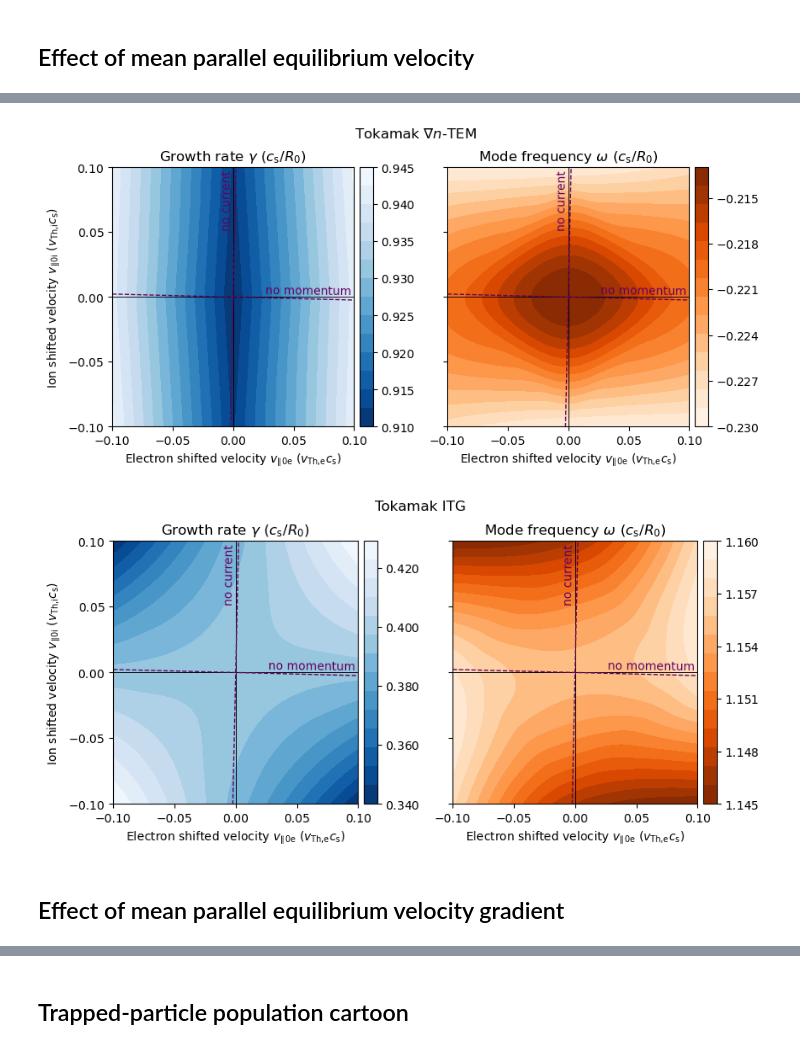
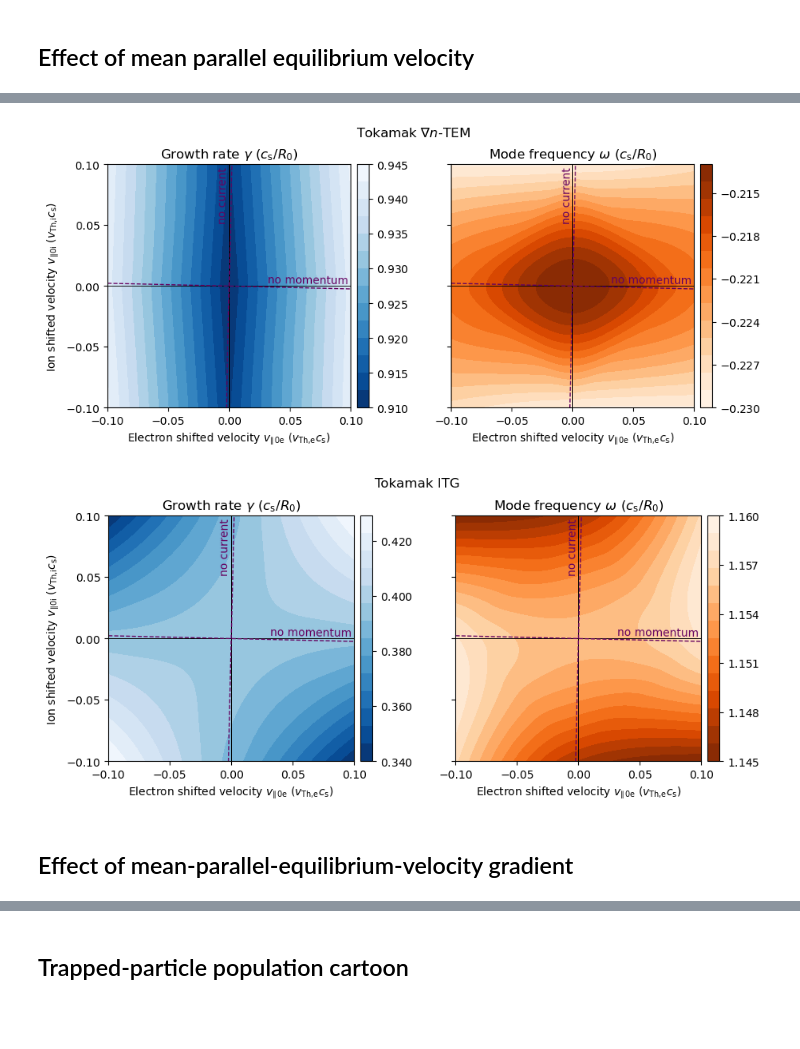
Before and after one commit to LeonOttink/impact_current_microinstabilities, a Jupyter notebook: CodeForReport.ipynb, the cells around one changed output, grey strips where cells are left out. Cells and saved outputs as stored; diff of their text form; code cells hidden in the pictures; blank space fills up the shorter version.

```diff
--- a/CodeForReport.ipynb
+++ b/CodeForReport.ipynb
@@ -227,7 +227,7 @@ gamma = griddata(V, O[:,0], (Vi, Ve), method='cubic')
 omega = griddata(V, O[:,1], (Vi, Ve), method='cubic')
 
 # Create figure
-fig, ax = plt.subplots(1,2,figsize=(9.6,4),sharey=True,gridspec_kw={'wspace':0.15})
+fig, ax = plt.subplots(1,2,figsize=(10.5,4),sharey=True,gridspec_kw={'wspace':0.15})
 
 cf = ax[0].contourf(Ve,Vi,gamma,cmap='Blues_r',levels=lg)
 ax[0].set_title(r'Growth rate $\gamma$ ($c_\text{s}/R_0$)')
@@ -251,6 +251,8 @@ for axi in ax:
     axi.plot([-0.1,0.1],[0.1*par.vThe/par.vThi*par.me/par.mi,-0.1*par.vThe/par.vThi*par.me/par.mi],c=c_an,lw=1,ls='--')
     axi.annotate("no momentum",[0.098,0],c=c_an,rotation=-0.6,va='bottom',ha='right')
 
+    axi.set_aspect(1)
+
 ax[0].set_ylim(Vi.min(),Vi.max())
 ticks = np.linspace(-0.1,0.1,5)
 ax[0].set_yticks(ticks,[f"${t:.2f}$" for t in ticks])
@@ -280,41 +282,43 @@ gamma = griddata(V, O[:,0], (Vi, Ve), method='linear')
 omega = griddata(V, O[:,1], (Vi, Ve), method='cubic')
 
 # Create figure
-fig, ax = plt.subplots(1,2,figsize=(9.6,4),sharey=True,gridspec_kw={'wspace':0.15})
+fig, ax = plt.subplots(1,2,figsize=(10.5,4),sharey=True,gridspec_kw={'wspace':0.15})
 
 cf = ax[0].contourf(Ve,Vi,gamma,cmap='Blues_r',levels=lg)
 ax[0].set_title(r'Growth rate $\gamma$ ($c_\text{s}/R_0$)')
 cbar = fig.colorbar(cf,pad=0.02)
 cbar.ax.set_yticks(tg, [f"${t:.3f}$" for t in tg])
 
 cf = ax[1].contourf(Ve,Vi,omega,levels=lo,cmap='Oranges')
 ax[1].set_title(r'Mode frequency $\omega$ ($c_\text{s}/R_0$)')
 cbar = fig.colorbar(cf,pad=0.02)
 cbar.ax.set_yticks(to, [f"${t:.3f}$" for t in to])
 
 for axi in ax:
     axi.plot([0,0],[Vi.min(),Vi.max()],c='black',lw=0.7)
     axi.plot([Ve.min(),Ve.max()],[0,0],c='black',lw=0.7)
     axi.set_xlabel(r"Electron shifted velocity $v_{\!\parallel\!0\text{e}}$ ($v_\text{Th,e}c_\text{s}$)")
     axi.set_xlim(Ve.min(),Ve.max())
 
     c_an = '#660260'
     axi.plot([-0.1,0.1],[-0.1*par.vThe/par.vThi,0.1*par.vThe/par.vThi],c=c_an,lw=1,ls='--')
     axi.annotate("no current",[0,0.098],c=c_an,rotation=89.4,va='top',ha='right')
     axi.plot([-0.1,0.1],[0.1*par.vThe/par.vThi*par.me/par.mi,-0.1*par.vThe/par.vThi*par.me/par.mi],c=c_an,lw=1,ls='--')
     axi.annotate("no momentum",[0.098,0],c=c_an,rotation=-0.6,va='bottom',ha='right')
 
+    axi.set_aspect(1)
+
 ax[0].set_ylim(Vi.min(),Vi.max())
 ticks = np.linspace(-0.1,0.1,5)
 ax[0].set_yticks(ticks,[f"${t:.2f}$" for t in ticks])
 ax[0].set_ylabel(r"Ion shifted velocity $v_{\!\parallel\!0\text{i}}$ ($v_\text{Th,i}c_\text{s}$)")
 fig.suptitle(r"Tokamak $\nabla n$-TEM",y=1)
 
 plt.savefig("eigenvalues_tokamak_nTEM.pdf",bbox_inches='tight')
 
 plt.show()
 # %% [output]
-[figure, old version]
+[figure, new version]
 # %%
 # Get velocities and eigenvalues from data dictionary
 V, O = eigenvalues['Tokamak_ITG_ky03000']
@@ -333,7 +337,7 @@ gamma = griddata(V, O[:,0], (Vi, Ve), method='cubic')
 omega = griddata(V, O[:,1], (Vi, Ve), method='cubic')
 
 # Create figure
-fig, ax = plt.subplots(1,2,figsize=(9.6,4),sharey=True,gridspec_kw={'wspace':0.15})
+fig, ax = plt.subplots(1,2,figsize=(10.5,4),sharey=True,gridspec_kw={'wspace':0.15})
 
 cf = ax[0].contourf(Ve,Vi,gamma,cmap='Blues_r',levels=lg)
 ax[0].set_title(r'Growth rate $\gamma$ ($c_\text{s}/R_0$)')
@@ -357,6 +361,8 @@ for axi in ax:
     axi.plot([-0.1,0.1],[0.1*par.vThe/par.vThi*par.me/par.mi,-0.1*par.vThe/par.vThi*par.me/par.mi],c=c_an,lw=1,ls='--')
     axi.annotate("no momentum",[0.098,0],c=c_an,rotation=-0.6,va='bottom',ha='right')
 
+    axi.set_aspect(1)
+
 ax[0].set_ylim(Vi.min(),Vi.max())
 ticks = np.linspace(-0.1,0.1,5)
 ax[0].set_yticks(ticks,[f"${t:.2f}$" for t in ticks])
@@ -367,9 +373,9 @@ plt.savefig("eigenvalues_tokamak_ITG.pdf",bbox_inches='tight')
 
 plt.show()
 # %% [output]
-[figure, old version]
+[figure, new version]
 # %% [markdown]
-## Effect of mean parallel equilibrium velocity gradient
+## Effect of mean-parallel-equilibrium-velocity gradient
 # %%
 ## Data
 eigenvalues = {
```
Also changed, not shown: parts of 27 cells of this notebook.
